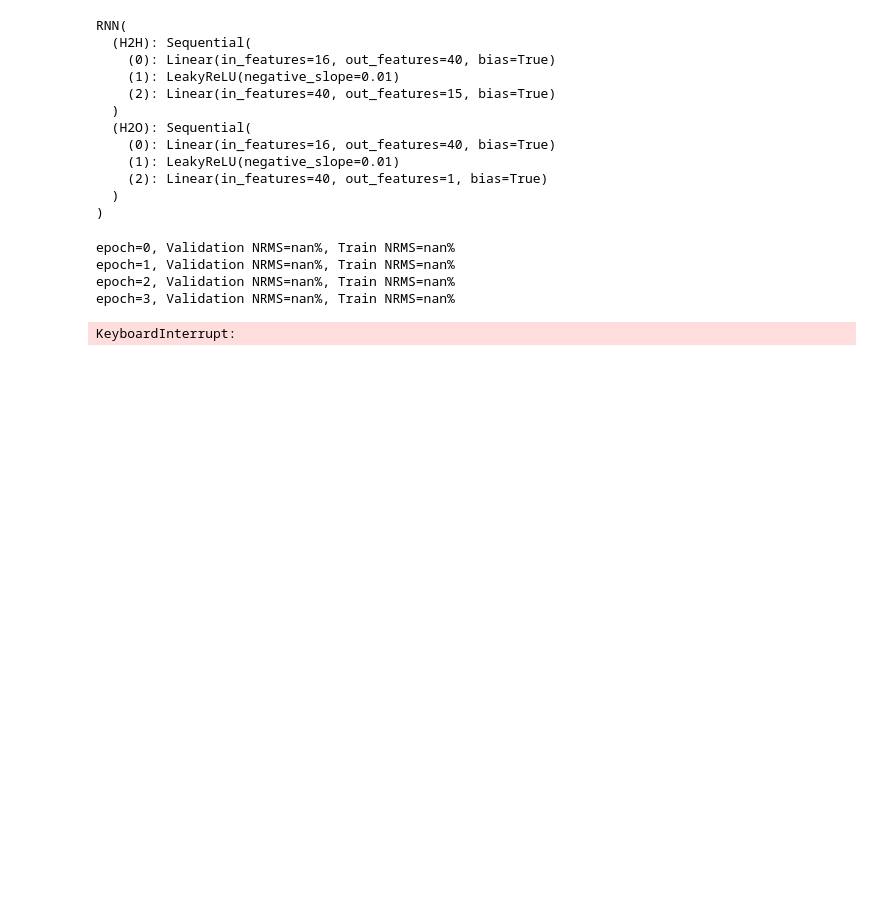
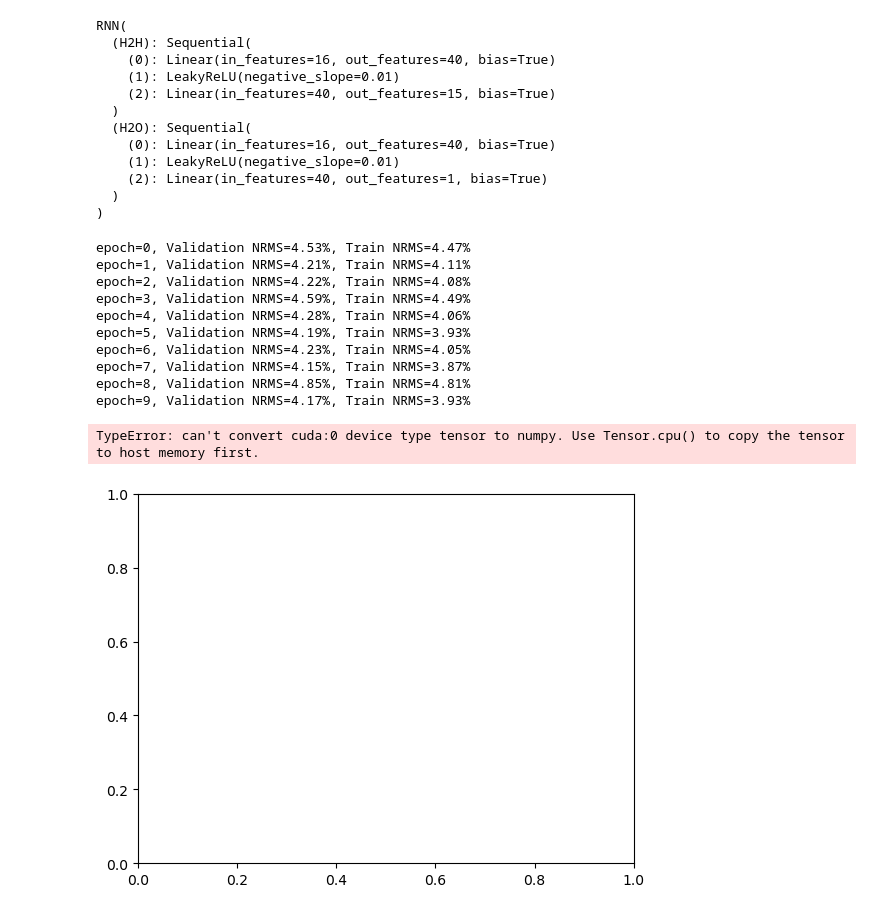
Before and after one commit to GerbenBeintema/gym-unbalanced-disk, a Jupyter notebook: test.ipynb, the cells around one changed output. Cells and saved outputs as stored; diff of their text form; code cells hidden in the pictures; blank space fills up the shorter version.

Commit message:
Fixed Error

```diff
--- a/test.ipynb
+++ b/test.ipynb
@@ -219,10 +213,17 @@ RNN(
 # %%
 train_module = NOE_Trainer(model, Xtrain, Ytrain, Xval, Yval, None, None, 'savefolderpytorch\\RNN')
 # %%
-train_module.fit(epochs=10, batch_size=32, n_burn=1000)
+train_module.fit(epochs=10, batch_size=32, n_burn=10, plot=False)
 # %% [output]
-epoch=0, Validation NRMS=nan%, Train NRMS=nan%
-epoch=1, Validation NRMS=nan%, Train NRMS=nan%
-epoch=2, Validation NRMS=nan%, Train NRMS=nan%
-epoch=3, Validation NRMS=nan%, Train NRMS=nan%
+epoch=0, Validation NRMS=4.53%, Train NRMS=4.47%
+epoch=1, Validation NRMS=4.21%, Train NRMS=4.11%
+epoch=2, Validation NRMS=4.22%, Train NRMS=4.08%
+epoch=3, Validation NRMS=4.59%, Train NRMS=4.49%
+epoch=4, Validation NRMS=4.28%, Train NRMS=4.06%
+epoch=5, Validation NRMS=4.19%, Train NRMS=3.93%
+epoch=6, Validation NRMS=4.23%, Train NRMS=4.05%
+epoch=7, Validation NRMS=4.15%, Train NRMS=3.87%
+epoch=8, Validation NRMS=4.85%, Train NRMS=4.81%
+epoch=9, Validation NRMS=4.17%, Train NRMS=3.93%
-KeyboardInterrupt:
+TypeError: can't convert cuda:0 device type tensor to numpy. Use Tensor.cpu() to copy the tensor to host memory first.
+[figure, added]
```
Also changed, not shown: parts of 3 cells of this notebook, 1 other file.
